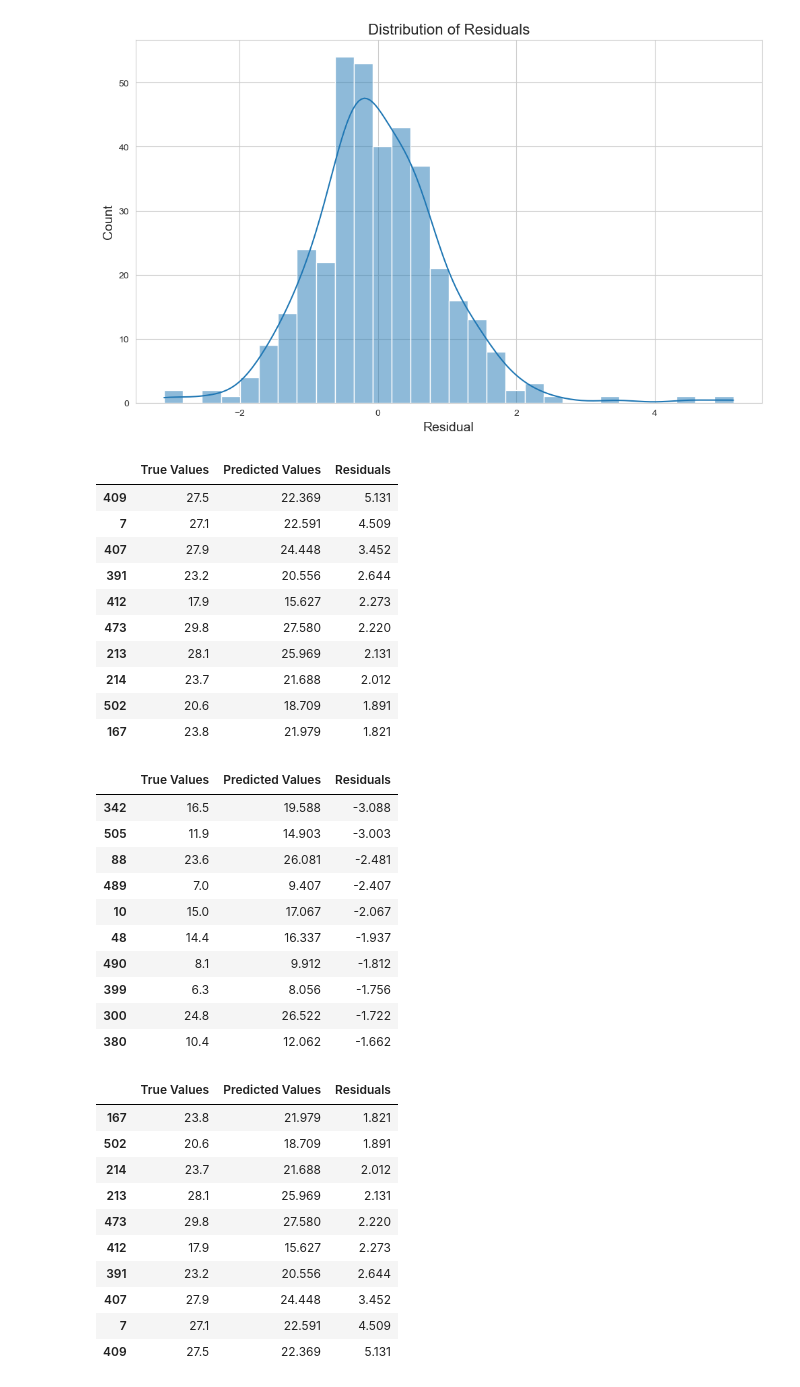
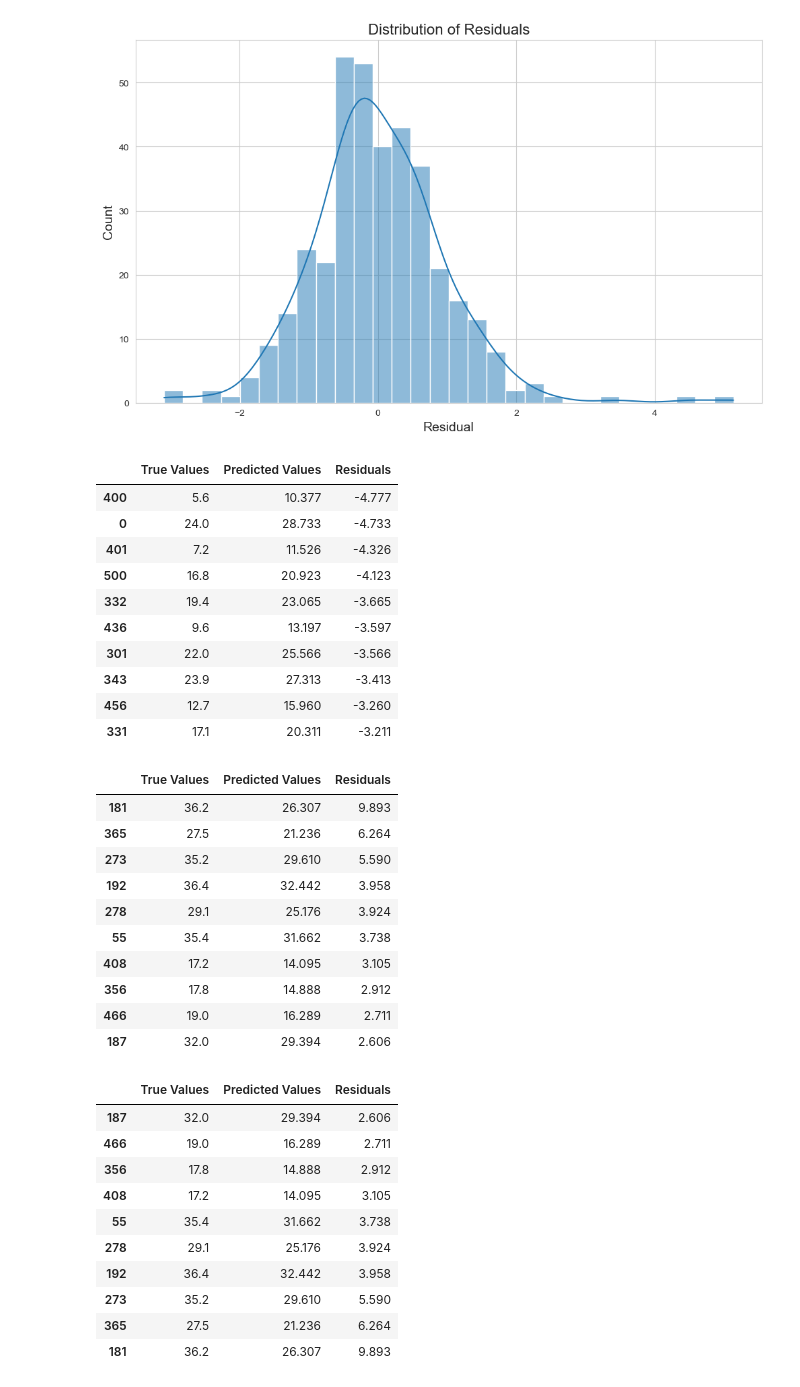
Before and after one commit to MilosPopov007/BostonHousingAnalysis, a Jupyter notebook: notebooks/BostonHousingAnalysis.ipynb, the cells around one changed output. Drawn from its saved outputs; the diff is of its cells as text; code cells hidden in the pictures.

Commit message:
Deep dive analysis of RandomForest model, SHAP values, residuals analysis, and interaction effects.

```diff
--- a/notebooks/BostonHousingAnalysis.ipynb
+++ b/notebooks/BostonHousingAnalysis.ipynb
@@ -369,51 +369,66 @@ plt.ylabel('Count', fontsize=14)
 plt.show()
 # %% [output]
 [figure]
+# %%
+# Calculate residuals for the test set
+predicted_values = best_rf.predict(X_test)
+residuals = y_test - predicted_values
+
+# Create a DataFrame for these values
+df_residuals = pd.DataFrame({
+    'True Values': y_test,
+    'Predicted Values': predicted_values,
+    'Residuals': residuals
+})
+
+# Sort the residuals
+largest_underestimations = df_residuals.sort_values(by='Residuals').head(10)
+largest_overestimations = df_residuals.sort_values(by='Residuals', ascending=False).head(10)
 # %%
 # Display the top underestimations and overestimations as tables
 largest_underestimations[['True Values', 'Predicted Values', 'Residuals']]
 # %% [output]
 |  | True Values | Predicted Values | Residuals |
-| 409 | 27.5 | 22.369 | 5.131 |
-| 7 | 27.1 | 22.591 | 4.509 |
-| 407 | 27.9 | 24.448 | 3.452 |
-| 391 | 23.2 | 20.556 | 2.644 |
-| 412 | 17.9 | 15.627 | 2.273 |
-| 473 | 29.8 | 27.580 | 2.220 |
-| 213 | 28.1 | 25.969 | 2.131 |
-| 214 | 23.7 | 21.688 | 2.012 |
-| 502 | 20.6 | 18.709 | 1.891 |
-| 167 | 23.8 | 21.979 | 1.821 |
+| 400 | 5.6 | 10.377 | -4.777 |
+| 0 | 24.0 | 28.733 | -4.733 |
+| 401 | 7.2 | 11.526 | -4.326 |
+| 500 | 16.8 | 20.923 | -4.123 |
+| 332 | 19.4 | 23.065 | -3.665 |
+| 436 | 9.6 | 13.197 | -3.597 |
+| 301 | 22.0 | 25.566 | -3.566 |
+| 343 | 23.9 | 27.313 | -3.413 |
+| 456 | 12.7 | 15.960 | -3.260 |
+| 331 | 17.1 | 20.311 | -3.211 |
 # %%
 # Largest_overestimations
 largest_overestimations[['True Values', 'Predicted Values', 'Residuals']]
 # %% [output]
 |  | True Values | Predicted Values | Residuals |
-| 342 | 16.5 | 19.588 | -3.088 |
-| 505 | 11.9 | 14.903 | -3.003 |
-| 88 | 23.6 | 26.081 | -2.481 |
-| 489 | 7.0 | 9.407 | -2.407 |
-| 10 | 15.0 | 17.067 | -2.067 |
-| 48 | 14.4 | 16.337 | -1.937 |
-| 490 | 8.1 | 9.912 | -1.812 |
-| 399 | 6.3 | 8.056 | -1.756 |
-| 300 | 24.8 | 26.522 | -1.722 |
-| 380 | 10.4 | 12.062 | -1.662 |
+| 181 | 36.2 | 26.307 | 9.893 |
+| 365 | 27.5 | 21.236 | 6.264 |
+| 273 | 35.2 | 29.610 | 5.590 |
+| 192 | 36.4 | 32.442 | 3.958 |
+| 278 | 29.1 | 25.176 | 3.924 |
+| 55 | 35.4 | 31.662 | 3.738 |
+| 408 | 17.2 | 14.095 | 3.105 |
+| 356 | 17.8 | 14.888 | 2.912 |
+| 466 | 19.0 | 16.289 | 2.711 |
+| 187 | 32.0 | 29.394 | 2.606 |
 # %%
 # Sort the DataFrame by the residuals to find the largest underestimations
-largest_underestimations = df_errors.sort_values(by='Residuals').tail(10)
+largest_underestimations = df_residuals.sort_values(by='Residuals').tail(10)
 
 # Display the largest underestimations
 largest_underestimations[['True Values', 'Predicted Values', 'Residuals']]
 # %% [output]
 |  | True Values | Predicted Values | Residuals |
-| 167 | 23.8 | 21.979 | 1.821 |
-| 502 | 20.6 | 18.709 | 1.891 |
-| 214 | 23.7 | 21.688 | 2.012 |
-| 213 | 28.1 | 25.969 | 2.131 |
-| 473 | 29.8 | 27.580 | 2.220 |
-| 412 | 17.9 | 15.627 | 2.273 |
-| 391 | 23.2 | 20.556 | 2.644 |
-| 407 | 27.9 | 24.448 | 3.452 |
-| 7 | 27.1 | 22.591 | 4.509 |
-| 409 | 27.5 | 22.369 | 5.131 |
+| 187 | 32.0 | 29.394 | 2.606 |
+| 466 | 19.0 | 16.289 | 2.711 |
+| 356 | 17.8 | 14.888 | 2.912 |
+| 408 | 17.2 | 14.095 | 3.105 |
+| 55 | 35.4 | 31.662 | 3.738 |
+| 278 | 29.1 | 25.176 | 3.924 |
+| 192 | 36.4 | 32.442 | 3.958 |
+| 273 | 35.2 | 29.610 | 5.590 |
+| 365 | 27.5 | 21.236 | 6.264 |
+| 181 | 36.2 | 26.307 | 9.893 |
```
Also changed, not shown: parts of 8 cells of this notebook.
